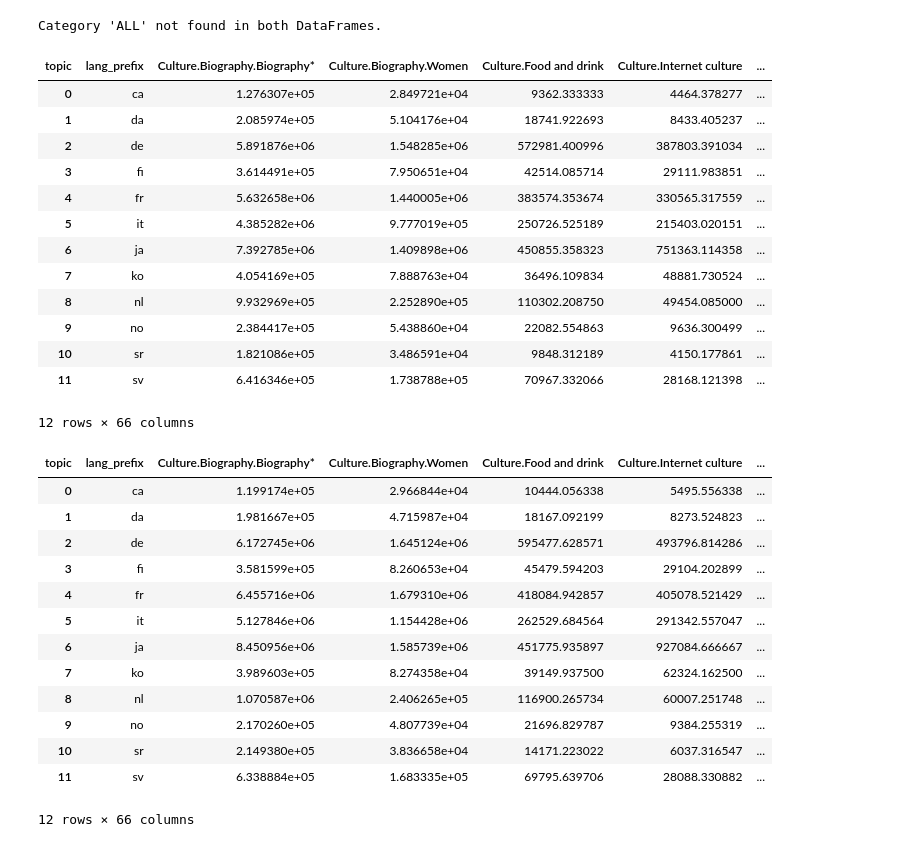
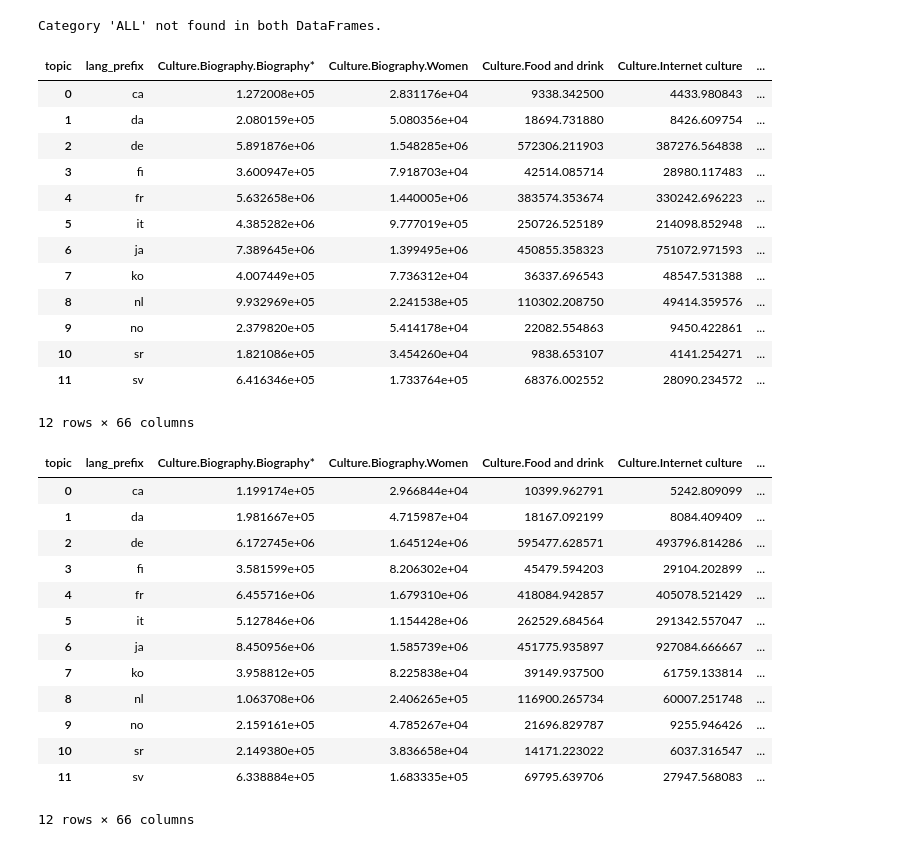
Before and after one commit to epfl-ada/ada-2023-project-rablashijupa, a Jupyter notebook: Step 2.ipynb, the cells around one changed output. Drawn from its saved outputs; the diff is of its cells as text; code cells hidden in the pictures.

```diff
--- a/Step 2.ipynb
+++ b/Step 2.ipynb
@@ -267,3 +202,24 @@ display(Data_after_covid)
 | 858128 | 22409433.0 | 18.709014 | ja.m | 2020-07-30 | ALL | 1.000000 | NaN | 54 | ... |
 | 858129 | 21678081.0 | 18.098429 | ja.m | 2020-07-31 | ALL | 1.000000 | NaN | 54 | ... |
 224250 rows × 13 columns
+# %%
+import pandas as pd
+
+# Exemple de chargement de données
+# data = pd.read_csv('chemin_vers_votre_fichier.csv')
+
+# Fonction pour supprimer les outliers d'un groupe
+def remove_outliers(group):
+    Q1 = group['pageviews'].quantile(0)
+    Q3 = group['pageviews'].quantile(0.85)
+    IQR = Q3 - Q1
+    lower_bound = Q1 - 1.5 * IQR
+    upper_bound = Q3 + 1.5 * IQR
+    return group[(group['pageviews'] >= lower_bound) & (group['pageviews'] <= upper_bound)]
+
+# Application de la fonction à chaque groupe
+Data_after_covid_copy = Data_after_covid.copy()
+Data_before_covid_copy = Data_before_covid.copy()
+filtered_data_after = Data_after_covid_copy.groupby(['language', 'topic']).apply(remove_outliers).reset_index(drop=True)
+filtered_data_bef = Data_before_covid_copy.groupby(['language', 'topic']).apply(remove_outliers).reset_index(drop=True)
+# 'filtered_data' est maintenant votre DataFrame sans les outliers
@@ -270,5 +242,5 @@ display(Data_after_covid)
 # %%
-df_timeseries_bef = Data_before_covid[Data_before_covid.topic != 'ALL'].groupby(["language", "topic"])["pageviews_per_page"].sum().reset_index()
+df_timeseries_bef = filtered_data_bef[filtered_data_bef.topic != 'ALL'].groupby(["language", "topic"])["pageviews_per_page"].sum().reset_index()
 
 # pivot the dataset to have topics as features and each row should represent a language
 df_timeseries_bef = df_timeseries_bef.pivot(index='language', columns='topic', values='pageviews_per_page').reset_index()
@@ -297,6 +269,6 @@ display(df_timeseries_bef)
 24 rows × 66 columns
 # %%
-df_timeseries_aft = Data_after_covid[Data_after_covid.topic != 'ALL'].groupby(["language", "topic"])["pageviews_per_page"].sum().reset_index()
+df_timeseries_aft = filtered_data_after[filtered_data_after.topic != 'ALL'].groupby(["language", "topic"])["pageviews_per_page"].sum().reset_index()
 
 # pivot the dataset to have topics as features and each row should represent a language
 df_timeseries_aft = df_timeseries_aft.pivot(index='language', columns='topic', values='pageviews_per_page').reset_index()
@@ -603,36 +505,36 @@ plot_before_after(df_timeseries_bef.copy(), df_timeseries_aft.copy(), 'ALL')
 # %% [output]
 Category 'ALL' not found in both DataFrames.
 # %%
-df_timeseries_bef_raw = Data_before_covid[Data_before_covid.topic != 'ALL'].groupby(["language", "topic"])["pageviews"].mean().reset_index()
+df_timeseries_bef_raw = filtered_data_bef[filtered_data_bef.topic != 'ALL'].groupby(["language", "topic"])["pageviews"].mean().reset_index()
 
 # pivot the dataset to have topics as features and each row should represent a language
 df_timeseries_bef_raw = df_timeseries_bef_raw.pivot(index='language', columns='topic', values='pageviews').reset_index()
 
 df_timeseries_bef_raw['total_pageviews'] = df_timeseries_bef_raw.drop('language', axis=1).sum(axis=1)
 
 df_timeseries_bef_raw['lang_prefix'] = df_timeseries_bef_raw['language'].str[:2]
 df_timeseries_bef_raw = df_timeseries_bef_raw.drop('language', axis = 1)
 df_timeseries_bef_raw = df_timeseries_bef_raw.groupby(['lang_prefix'], as_index=False).agg({
     **{topic: 'sum' for topic in df_timeseries_bef_raw.columns if topic not in ['lang_prefix']},
 })
 display(df_timeseries_bef_raw)
 # %% [output]
 | topic | lang_prefix | Culture.Biography.Biography* | Culture.Biography.Women | Culture.Food and drink | Culture.Internet culture | ... |
-| 0 | ca | 1.276307e+05 | 2.849721e+04 | 9362.333333 | 4464.378277 | ... |
-| 1 | da | 2.085974e+05 | 5.104176e+04 | 18741.922693 | 8433.405237 | ... |
-| 2 | de | 5.891876e+06 | 1.548285e+06 | 572981.400996 | 387803.391034 | ... |
-| 3 | fi | 3.614491e+05 | 7.950651e+04 | 42514.085714 | 29111.983851 | ... |
-| 4 | fr | 5.632658e+06 | 1.440005e+06 | 383574.353674 | 330565.317559 | ... |
-| 5 | it | 4.385282e+06 | 9.777019e+05 | 250726.525189 | 215403.020151 | ... |
-| 6 | ja | 7.392785e+06 | 1.409898e+06 | 450855.358323 | 751363.114358 | ... |
-| 7 | ko | 4.054169e+05 | 7.888763e+04 | 36496.109834 | 48881.730524 | ... |
-| 8 | nl | 9.932969e+05 | 2.252890e+05 | 110302.208750 | 49454.085000 | ... |
-| 9 | no | 2.384417e+05 | 5.438860e+04 | 22082.554863 | 9636.300499 | ... |
-| 10 | sr | 1.821086e+05 | 3.486591e+04 | 9848.312189 | 4150.177861 | ... |
-| 11 | sv | 6.416346e+05 | 1.738788e+05 | 70967.332066 | 28168.121398 | ... |
+| 0 | ca | 1.272008e+05 | 2.831176e+04 | 9338.342500 | 4433.980843 | ... |
+| 1 | da | 2.080159e+05 | 5.080356e+04 | 18694.731880 | 8426.609754 | ... |
+| 2 | de | 5.891876e+06 | 1.548285e+06 | 572306.211903 | 387276.564838 | ... |
+| 3 | fi | 3.600947e+05 | 7.918703e+04 | 42514.085714 | 28980.117483 | ... |
+| 4 | fr | 5.632658e+06 | 1.440005e+06 | 383574.353674 | 330242.696223 | ... |
+| 5 | it | 4.385282e+06 | 9.777019e+05 | 250726.525189 | 214098.852948 | ... |
+| 6 | ja | 7.389645e+06 | 1.399495e+06 | 450855.358323 | 751072.971593 | ... |
+| 7 | ko | 4.007449e+05 | 7.736312e+04 | 36337.696543 | 48547.531388 | ... |
+| 8 | nl | 9.932969e+05 | 2.241538e+05 | 110302.208750 | 49414.359576 | ... |
+| 9 | no | 2.379820e+05 | 5.414178e+04 | 22082.554863 | 9450.422861 | ... |
+| 10 | sr | 1.821086e+05 | 3.454260e+04 | 9838.653107 | 4141.254271 | ... |
+| 11 | sv | 6.416346e+05 | 1.733764e+05 | 68376.002552 | 28090.234572 | ... |
 12 rows × 66 columns
 # %%
-df_timeseries_aft_raw = Data_after_covid[Data_after_covid.topic != 'ALL'].groupby(["language", "topic"])["pageviews"].mean().reset_index()
+df_timeseries_aft_raw = filtered_data_after[filtered_data_after.topic != 'ALL'].groupby(["language", "topic"])["pageviews"].mean().reset_index()
 
 # pivot the dataset to have topics as features and each row should represent a language
 df_timeseries_aft_raw = df_timeseries_aft_raw.pivot(index='language', columns='topic', values='pageviews').reset_index()
@@ -647,17 +549,17 @@ df_timeseries_aft_raw = df_timeseries_aft_raw.groupby(['lang_prefix'], as_index=
 display(df_timeseries_aft_raw)
 # %% [output]
 | topic | lang_prefix | Culture.Biography.Biography* | Culture.Biography.Women | Culture.Food and drink | Culture.Internet culture | ... |
-| 0 | ca | 1.199174e+05 | 2.966844e+04 | 10444.056338 | 5495.556338 | ... |
-| 1 | da | 1.981667e+05 | 4.715987e+04 | 18167.092199 | 8273.524823 | ... |
+| 0 | ca | 1.199174e+05 | 2.966844e+04 | 10399.962791 | 5242.809099 | ... |
+| 1 | da | 1.981667e+05 | 4.715987e+04 | 18167.092199 | 8084.409409 | ... |
 | 2 | de | 6.172745e+06 | 1.645124e+06 | 595477.628571 | 493796.814286 | ... |
-| 3 | fi | 3.581599e+05 | 8.260653e+04 | 45479.594203 | 29104.202899 | ... |
+| 3 | fi | 3.581599e+05 | 8.206302e+04 | 45479.594203 | 29104.202899 | ... |
 | 4 | fr | 6.455716e+06 | 1.679310e+06 | 418084.942857 | 405078.521429 | ... |
 | 5 | it | 5.127846e+06 | 1.154428e+06 | 262529.684564 | 291342.557047 | ... |
 | 6 | ja | 8.450956e+06 | 1.585739e+06 | 451775.935897 | 927084.666667 | ... |
-| 7 | ko | 3.989603e+05 | 8.274358e+04 | 39149.937500 | 62324.162500 | ... |
-| 8 | nl | 1.070587e+06 | 2.406265e+05 | 116900.265734 | 60007.251748 | ... |
-| 9 | no | 2.170260e+05 | 4.807739e+04 | 21696.829787 | 9384.255319 | ... |
+| 7 | ko | 3.958812e+05 | 8.225838e+04 | 39149.937500 | 61759.133814 | ... |
+| 8 | nl | 1.063708e+06 | 2.406265e+05 | 116900.265734 | 60007.251748 | ... |
+| 9 | no | 2.159161e+05 | 4.785267e+04 | 21696.829787 | 9255.946426 | ... |
 | 10 | sr | 2.149380e+05 | 3.836658e+04 | 14171.223022 | 6037.316547 | ... |
-| 11 | sv | 6.338884e+05 | 1.683335e+05 | 69795.639706 | 28088.330882 | ... |
+| 11 | sv | 6.338884e+05 | 1.683335e+05 | 69795.639706 | 27947.568083 | ... |
 12 rows × 66 columns
 # %%
```
Also changed, not shown: parts of 20 cells of this notebook.
